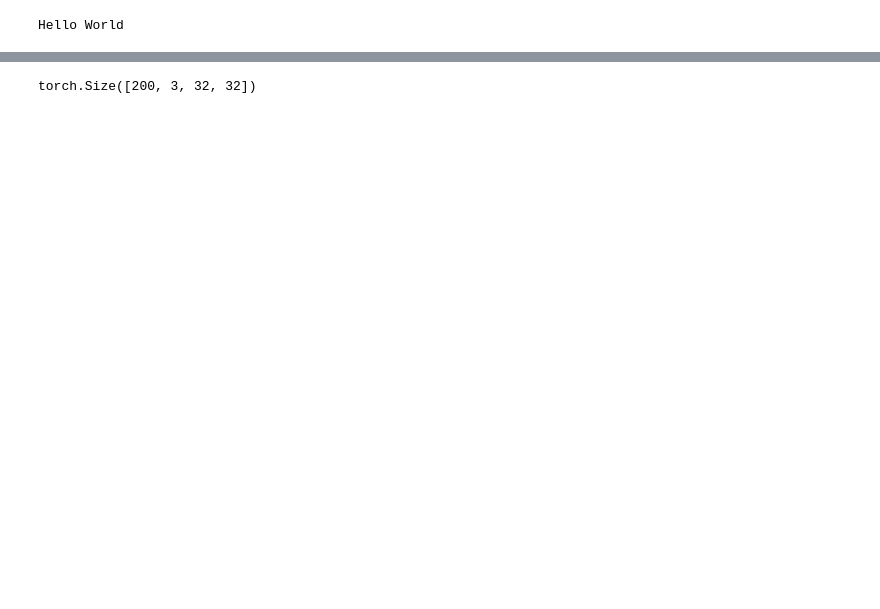
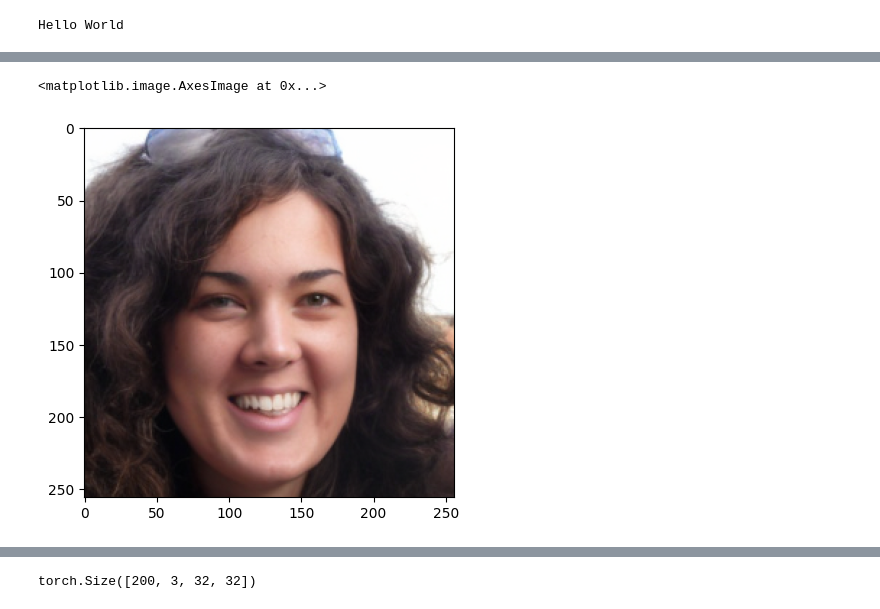
Before and after one commit to Saurabh2403-code/SFU_research_internship, a Jupyter notebook: examples/images/cifar10/ImageBaselineExperiment/mode_count.ipynb, the cells around one changed output, grey strips where cells are left out. Cells and saved outputs as stored; diff of their text form; code cells hidden in the pictures; blank space fills up the shorter version.

```diff
--- a/examples/images/cifar10/ImageBaselineExperiment/mode_count.ipynb
+++ b/examples/images/cifar10/ImageBaselineExperiment/mode_count.ipynb
@@ -44,3 +65,8 @@ device(type='cuda', index=0)
+# %%
+plt.imshow(image(generated_images[0]))
+# %% [output]
+<matplotlib.image.AxesImage at 0x...>
+[figure, added]
 # %%
 indices
 # %% [output]
```
Also changed, not shown: parts of 87 cells of this notebook, 8 other files.
